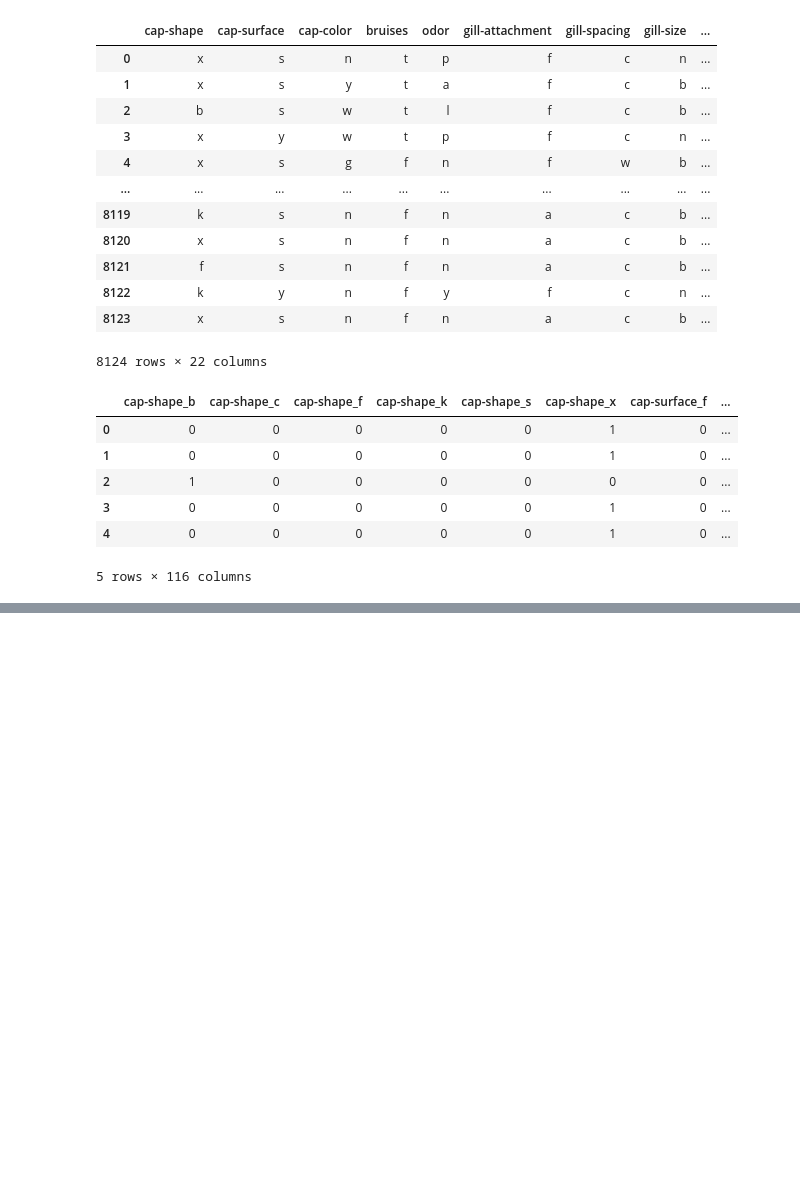
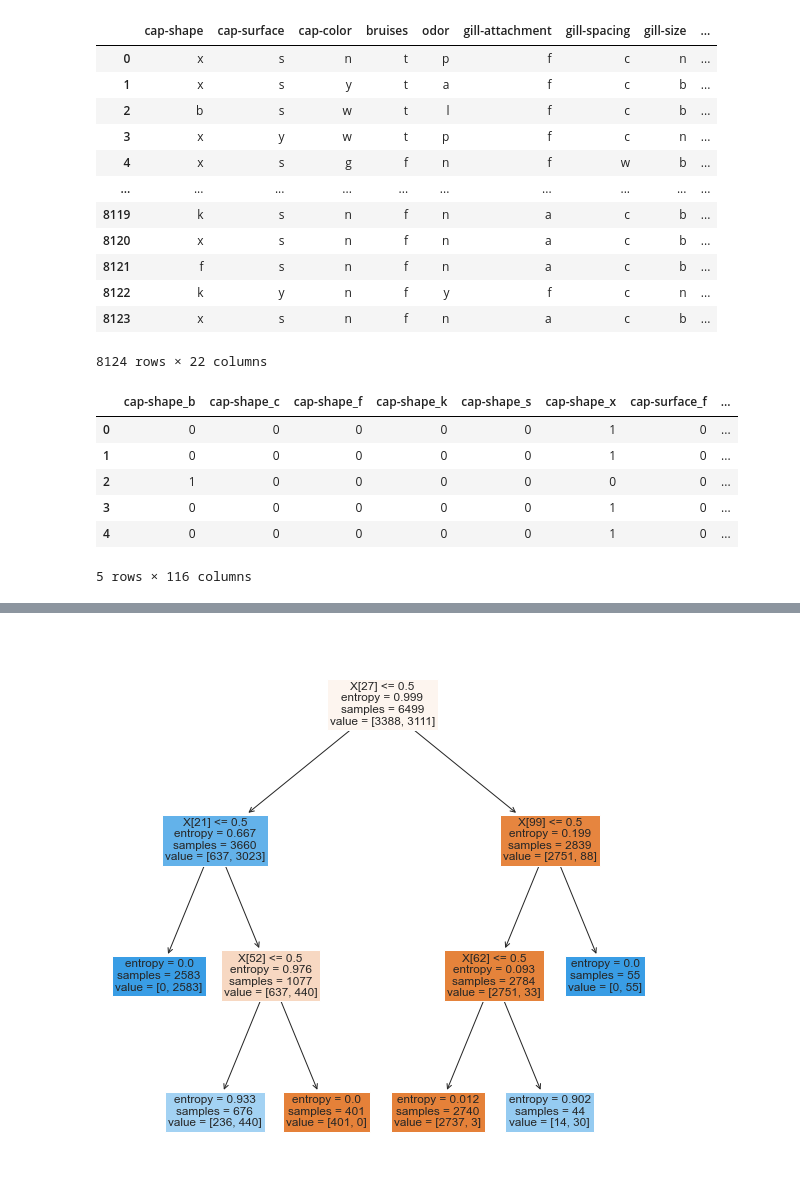
Before and after one commit to Uberkiwii/mushroom-churn-classification, a Jupyter notebook: 4320 group project.ipynb, the cells around one changed output, grey strips where cells are left out. Cells and saved outputs as stored; diff of their text form; code cells hidden in the pictures; blank space fills up the shorter version.

```diff
--- a/4320 group project.ipynb
+++ b/4320 group project.ipynb
@@ -372,0 +391,5 @@ tree.plot_tree(dTree, filled = True)
+# %%
+fig = plt.figure(figsize=(10,10))
+_ = tree.plot_tree(dTree, filled=True)
+# %% [output]
+[figure, added]
```
Also changed, not shown: parts of 8 cells of this notebook.
